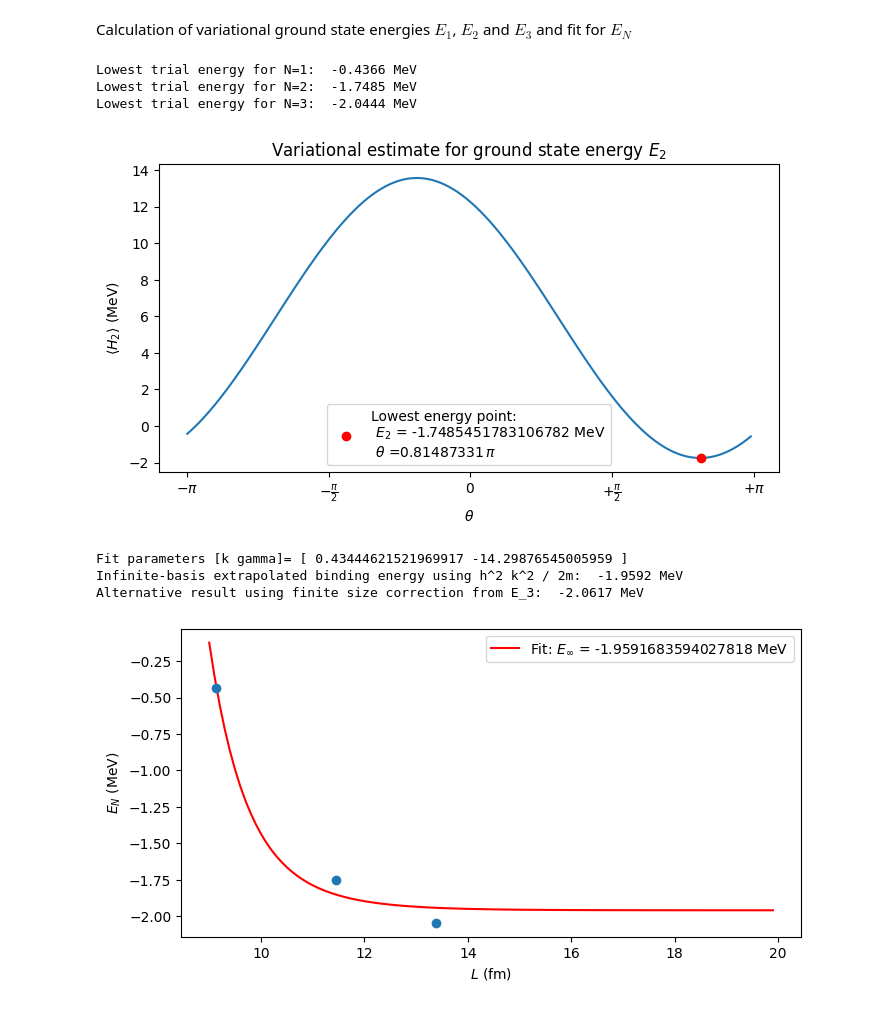
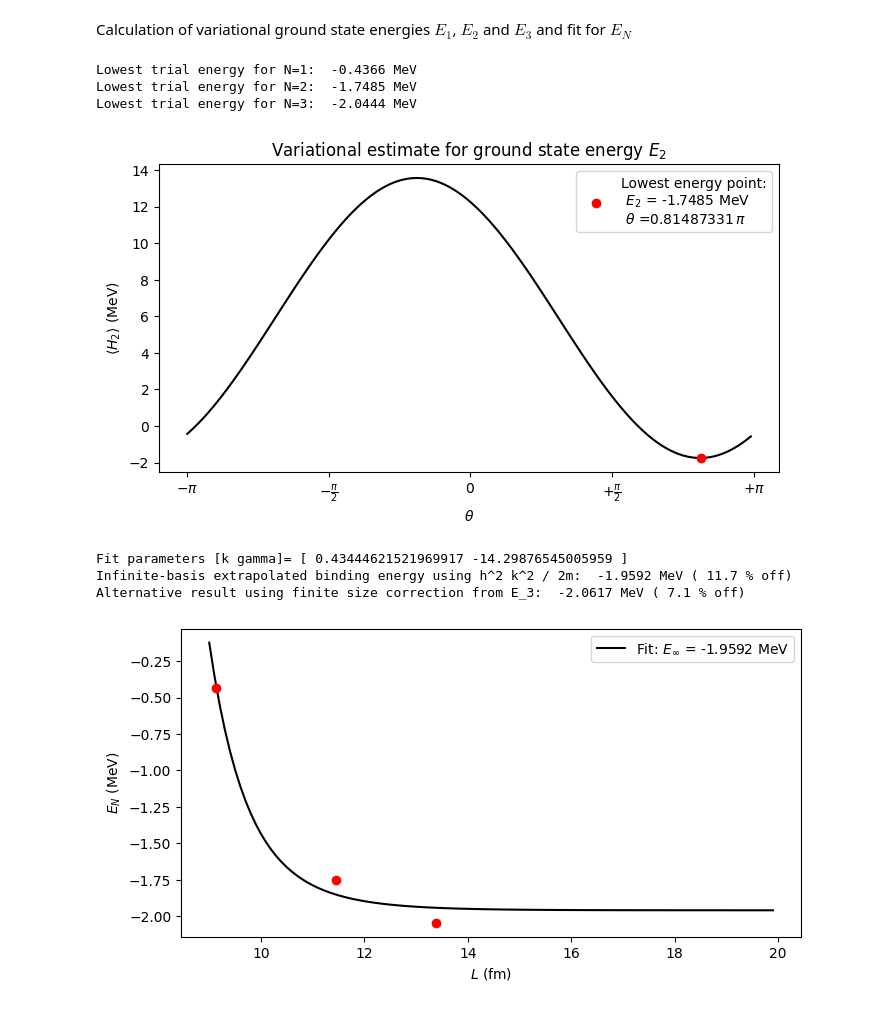
Before and after one commit to diegoscantam/2qubits, a Jupyter notebook: deuteron.ipynb, the cells around one changed output. Cells and saved outputs as stored; diff of their text form; code cells hidden in the pictures.

```diff
--- a/deuteron.ipynb
+++ b/deuteron.ipynb
@@ -106,36 +106,36 @@ E_3 = exp_val_3.min()
 #circuit.draw('mpl')
 
 # Plot of energy as a function of theta
 # Plot style options
 w = 8
 h = 4
 fontsize = 12
 cmap = plt.get_cmap('tab20')
 # <H_2>(theta)
-lbl = 'Lowest energy point:\n $E_2$ = ' + str(E_2) + ' MeV\n $\\theta$ =' + str(theta[np.where(exp_val_2 == E_2)]/pi).replace('[', '').replace(
+lbl = 'Lowest energy point:\n $E_2$ = ' + str(round(E_2,4)) + ' MeV\n $\\theta$ =' + str(theta[np.where(exp_val_2 == E_2)]/pi).replace('[', '').replace(
     ']', '') + '$\,\\pi$'
 fig = plt.figure(figsize=(w,h))
 ax = fig.add_subplot(111)
-ax.plot(theta, exp_val_2)
+ax.plot(theta, exp_val_2, 'k')
 unit = 0.5
 x_tick = np.arange(-1, +1 + unit, unit)
 x_label = [r'$-\pi $', r'$-\frac{\pi}{2}$', r'$0$', r'$+\frac{\pi}{2}$', r'$+\pi$']
 ax.set_xticks(x_tick * pi)
 ax.set_xticklabels(x_label, fontsize=10)
 plt.scatter(theta[np.where(exp_val_2 == E_2)], E_2, zorder= 5, color='red', label = lbl )
 plt.legend()
 plt.xlabel("$\\theta$")
 plt.ylabel("$\\langle H_2 \\rangle$ (MeV)")
 plt.title('Variational estimate for ground state energy $E_2$')
 # Results
 print('Lowest trial energy for N=1: ', round(E_1, 4), 'MeV')
 print('Lowest trial energy for N=2: ', round(E_2, 4), 'MeV')
 print('Lowest trial energy for N=3: ', round(E_3, 4), 'MeV')
 # %% [output]
 Lowest trial energy for N=1:  -0.4366 MeV
 Lowest trial energy for N=2:  -1.7485 MeV
 Lowest trial energy for N=3:  -2.0444 MeV
-[figure, old version]
+[figure, new version]
 # %%
 # List of trial energies
 E_data = np.array([E_1, E_2, E_3])
@@ -154,21 +154,25 @@ def luscher(l, k, gamma):
 [k, gamma], cov = curve_fit(luscher, L, E_data)
 
 # Fit plot
+E_exact = -2.22 #MeV
 ll = np.arange(9,20,0.1)
 ee = luscher(ll, k, gamma)
-lbl = 'Fit: $E_\infty$ = ' + str(-hbar_c*hbar_c*k*k/(2*m)) + ' MeV'
+lbl = 'Fit: $E_\infty$ = ' + str(round(-hbar_c*hbar_c*k*k/(2*m),4)) + ' MeV'
 plt.figure(figsize=(w,h))
-plt.plot(ll, ee, color='red', label= lbl)
-plt.scatter(L, E_data, zorder=5)
+plt.plot(ll, ee, 'k', label= lbl)
+plt.scatter(L, E_data, color = 'red', zorder=5)
 plt.legend()
 plt.xlabel('$L$ (fm)')
 plt.ylabel('$E_N$ (MeV)')
+
 # Results
+E_gs_1 = -hbar_c*hbar_c*k*k/(2*m)
+E_gs_2 = E_3 - hbar_c*hbar_c*k*k/(2*m)*( 2*gamma*gamma*np.exp(-2*k*L[2])/k + 4*(gamma**4)*L[2]*np.exp(-4*k*L[2])/k)
 print('Fit parameters [k gamma]= [', k, gamma, ']')
-print('Infinite-basis extrapolated binding energy using h^2 k^2 / 2m: ', round(-hbar_c*hbar_c*k*k/(2*m),4), 'MeV')
-print('Alternative result using finite size correction from E_3: ', round(E_3 - hbar_c*hbar_c*k*k/(2*m)*( 2*gamma*gamma*np.exp(-2*k*L[2])/k + 4*(gamma**4)*L[2]*np.exp(-4*k*L[2])/k),4), 'MeV')
+print('Infinite-basis extrapolated binding energy using h^2 k^2 / 2m: ', round(E_gs_1,4), 'MeV (', round(np.abs(100*(E_exact -E_gs_1)/E_exact),1),'% off)' )
+print('Alternative result using finite size correction from E_3: ', round(E_gs_2,4), 'MeV (', round(np.abs(100*(E_exact -E_gs_2)/E_exact),1),'% off)')
 # %% [output]
 Fit parameters [k gamma]= [ 0.43444621521969917 -14.29876545005959 ]
-Infinite-basis extrapolated binding energy using h^2 k^2 / 2m:  -1.9592 MeV
-Alternative result using finite size correction from E_3:  -2.0617 MeV
+Infinite-basis extrapolated binding energy using h^2 k^2 / 2m:  -1.9592 MeV ( 11.7 % off)
+Alternative result using finite size correction from E_3:  -2.0617 MeV ( 7.1 % off)
-[figure, old version]
+[figure, new version]
```
Also changed, not shown: 1 other file.
